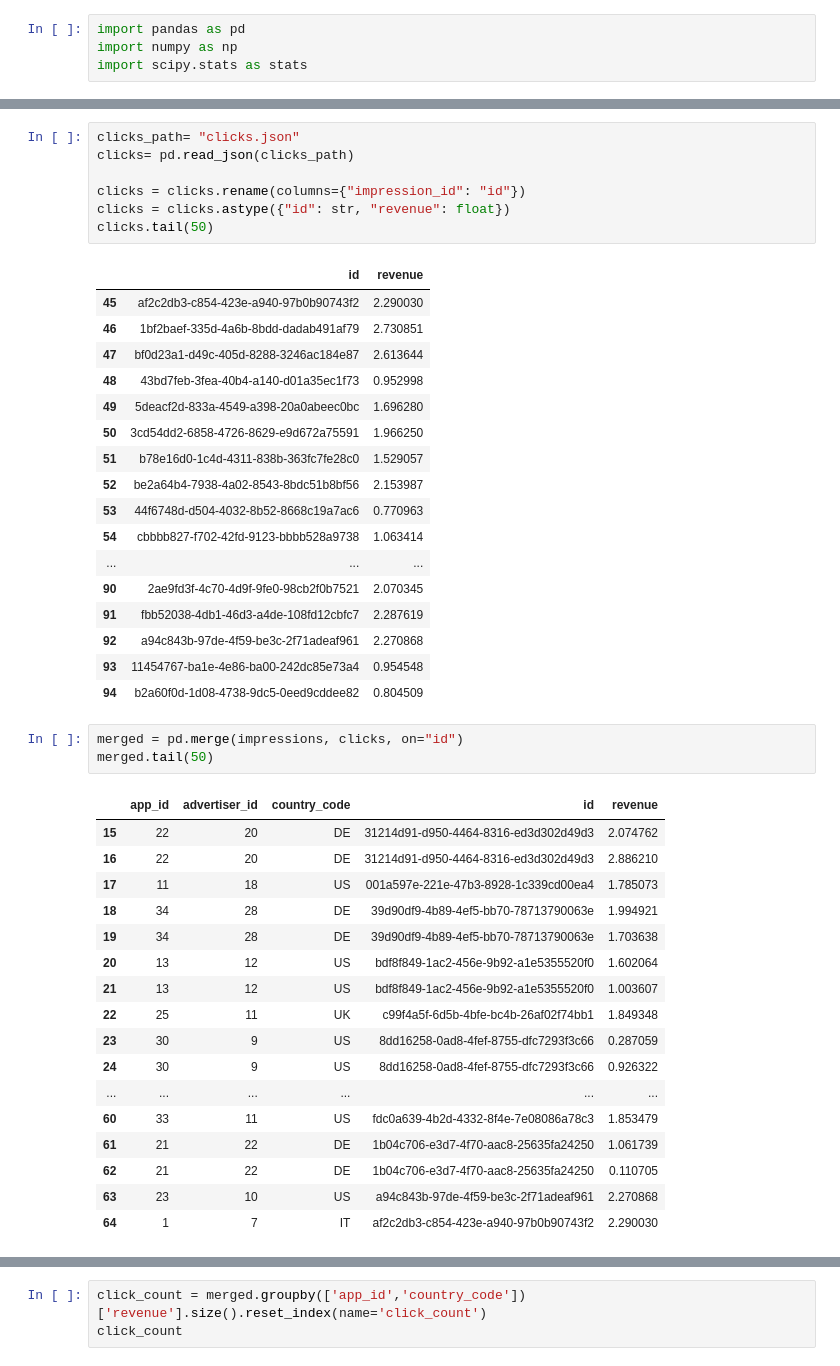
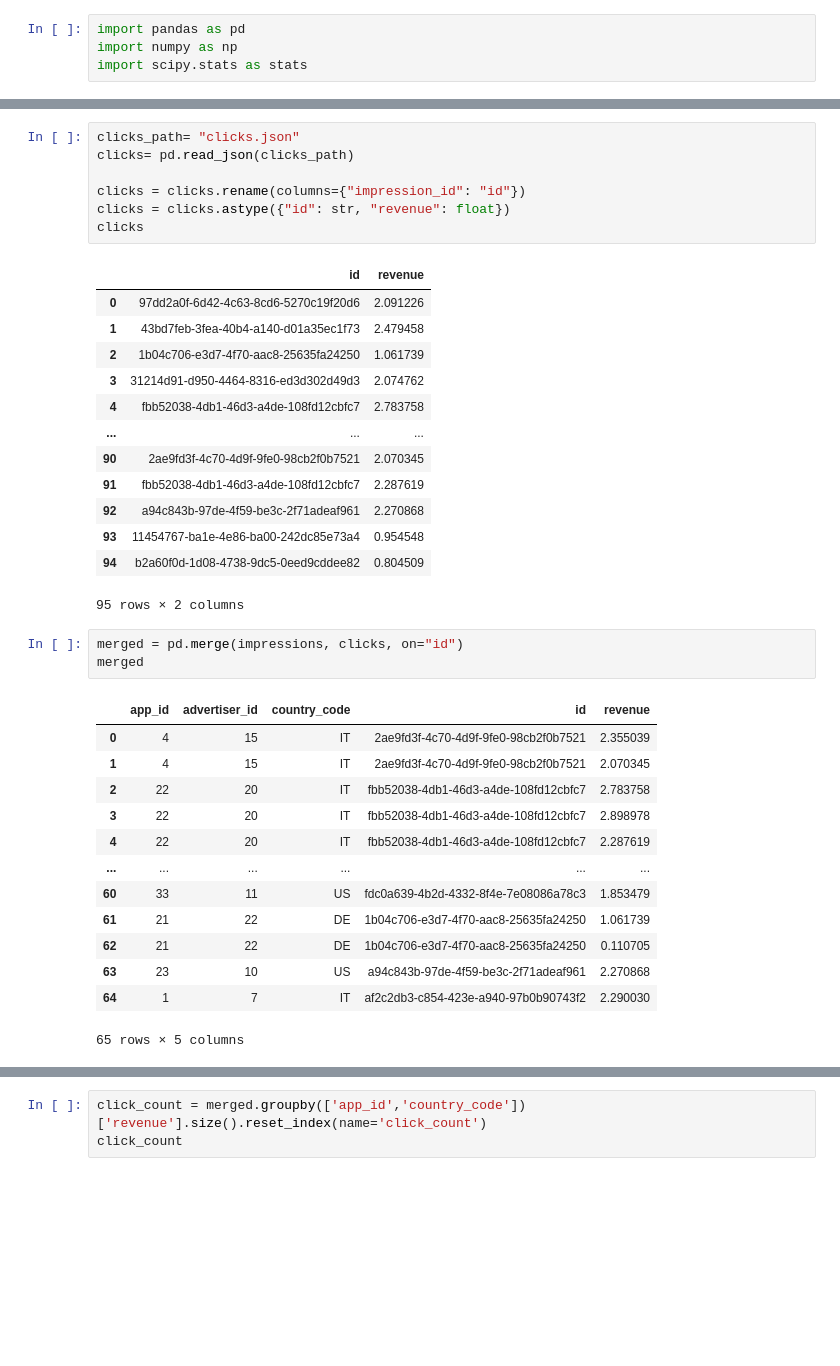
Before and after one commit to eyamini/Verve-Top-Advertisers, a Jupyter notebook: Merged.ipynb, the cells around one changed output, grey strips where cells are left out. Cells and saved outputs as stored; diff of their text form; blank space fills up the shorter version.

```diff
--- a/Merged.ipynb
+++ b/Merged.ipynb
@@ -37,46 +33,38 @@ clicks= pd.read_json(clicks_path)
 
 clicks = clicks.rename(columns={"impression_id": "id"})
 clicks = clicks.astype({"id": str, "revenue": float})
-clicks.tail(50)
+clicks
 # %% [output]
 |  | id | revenue |
-| 45 | af2c2db3-c854-423e-a940-97b0b90743f2 | 2.290030 |
-| 46 | 1bf2baef-335d-4a6b-8bdd-dadab491af79 | 2.730851 |
-| 47 | bf0d23a1-d49c-405d-8288-3246ac184e87 | 2.613644 |
-| 48 | 43bd7feb-3fea-40b4-a140-d01a35ec1f73 | 0.952998 |
-| 49 | 5deacf2d-833a-4549-a398-20a0abeec0bc | 1.696280 |
-| 50 | 3cd54dd2-6858-4726-8629-e9d672a75591 | 1.966250 |
-| 51 | b78e16d0-1c4d-4311-838b-363fc7fe28c0 | 1.529057 |
-| 52 | be2a64b4-7938-4a02-8543-8bdc51b8bf56 | 2.153987 |
-| 53 | 44f6748d-d504-4032-8b52-8668c19a7ac6 | 0.770963 |
-| 54 | cbbbb827-f702-42fd-9123-bbbb528a9738 | 1.063414 |
+| 0 | 97dd2a0f-6d42-4c63-8cd6-5270c19f20d6 | 2.091226 |
+| 1 | 43bd7feb-3fea-40b4-a140-d01a35ec1f73 | 2.479458 |
+| 2 | 1b04c706-e3d7-4f70-aac8-25635fa24250 | 1.061739 |
+| 3 | 31214d91-d950-4464-8316-ed3d302d49d3 | 2.074762 |
+| 4 | fbb52038-4db1-46d3-a4de-108fd12cbfc7 | 2.783758 |
 | ... | ... | ... |
 | 90 | 2ae9fd3f-4c70-4d9f-9fe0-98cb2f0b7521 | 2.070345 |
 | 91 | fbb52038-4db1-46d3-a4de-108fd12cbfc7 | 2.287619 |
 | 92 | a94c843b-97de-4f59-be3c-2f71adeaf961 | 2.270868 |
 | 93 | 11454767-ba1e-4e86-ba00-242dc85e73a4 | 0.954548 |
 | 94 | b2a60f0d-1d08-4738-9dc5-0eed9cddee82 | 0.804509 |
+95 rows × 2 columns
 # %%
 merged = pd.merge(impressions, clicks, on="id")
-merged.tail(50)
+merged
 # %% [output]
 |  | app_id | advertiser_id | country_code | id | revenue |
-| 15 | 22 | 20 | DE | 31214d91-d950-4464-8316-ed3d302d49d3 | 2.074762 |
-| 16 | 22 | 20 | DE | 31214d91-d950-4464-8316-ed3d302d49d3 | 2.886210 |
-| 17 | 11 | 18 | US | 001a597e-221e-47b3-8928-1c339cd00ea4 | 1.785073 |
-| 18 | 34 | 28 | DE | 39d90df9-4b89-4ef5-bb70-78713790063e | 1.994921 |
-| 19 | 34 | 28 | DE | 39d90df9-4b89-4ef5-bb70-78713790063e | 1.703638 |
-| 20 | 13 | 12 | US | bdf8f849-1ac2-456e-9b92-a1e5355520f0 | 1.602064 |
-| 21 | 13 | 12 | US | bdf8f849-1ac2-456e-9b92-a1e5355520f0 | 1.003607 |
-| 22 | 25 | 11 | UK | c99f4a5f-6d5b-4bfe-bc4b-26af02f74bb1 | 1.849348 |
-| 23 | 30 | 9 | US | 8dd16258-0ad8-4fef-8755-dfc7293f3c66 | 0.287059 |
-| 24 | 30 | 9 | US | 8dd16258-0ad8-4fef-8755-dfc7293f3c66 | 0.926322 |
+| 0 | 4 | 15 | IT | 2ae9fd3f-4c70-4d9f-9fe0-98cb2f0b7521 | 2.355039 |
+| 1 | 4 | 15 | IT | 2ae9fd3f-4c70-4d9f-9fe0-98cb2f0b7521 | 2.070345 |
+| 2 | 22 | 20 | IT | fbb52038-4db1-46d3-a4de-108fd12cbfc7 | 2.783758 |
+| 3 | 22 | 20 | IT | fbb52038-4db1-46d3-a4de-108fd12cbfc7 | 2.898978 |
+| 4 | 22 | 20 | IT | fbb52038-4db1-46d3-a4de-108fd12cbfc7 | 2.287619 |
 | ... | ... | ... | ... | ... | ... |
 | 60 | 33 | 11 | US | fdc0a639-4b2d-4332-8f4e-7e08086a78c3 | 1.853479 |
 | 61 | 21 | 22 | DE | 1b04c706-e3d7-4f70-aac8-25635fa24250 | 1.061739 |
 | 62 | 21 | 22 | DE | 1b04c706-e3d7-4f70-aac8-25635fa24250 | 0.110705 |
 | 63 | 23 | 10 | US | a94c843b-97de-4f59-be3c-2f71adeaf961 | 2.270868 |
 | 64 | 1 | 7 | IT | af2c2db3-c854-423e-a940-97b0b90743f2 | 2.290030 |
+65 rows × 5 columns
 # %%
 impression_count = impressions.groupby(['app_id','country_code'])['id'].size().reset_index(name='impression_count')
 impression_count = impression_count.astype({'impression_count': int})
```
Also changed, not shown: parts of 3 cells of this notebook.
